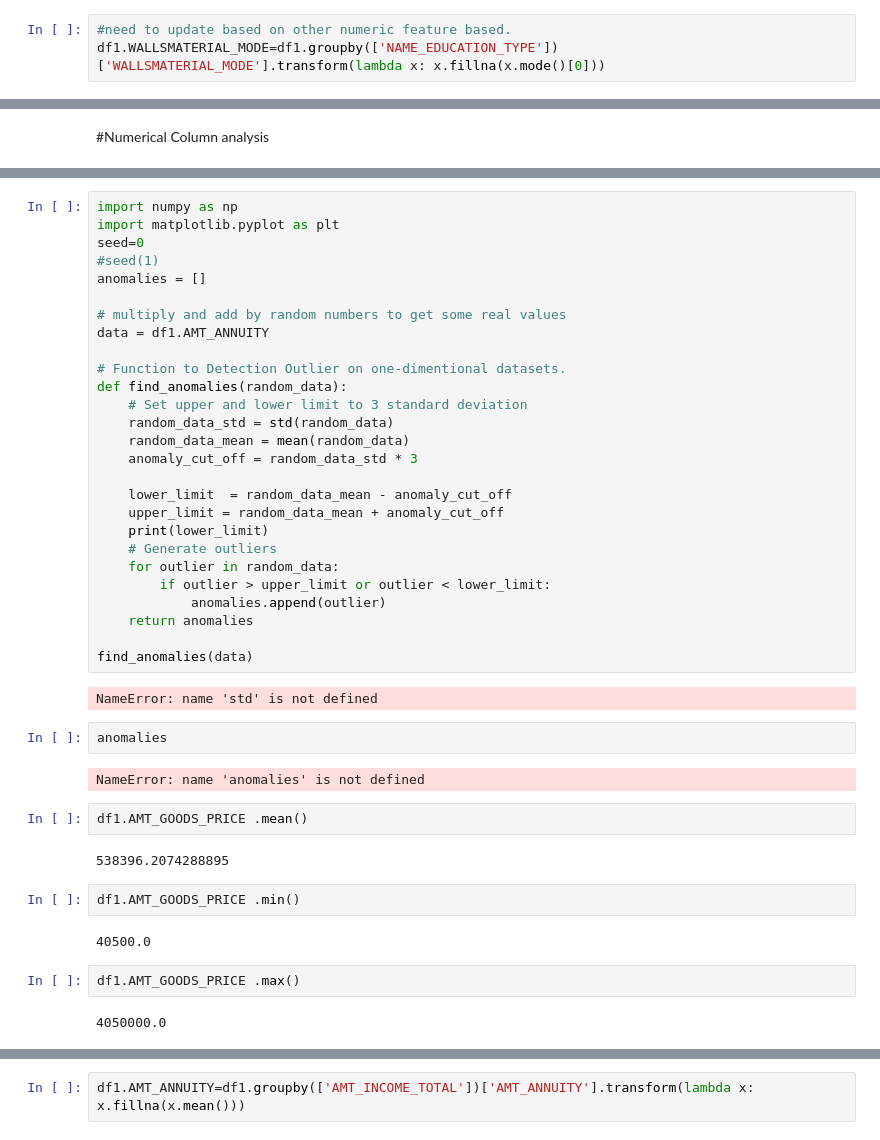
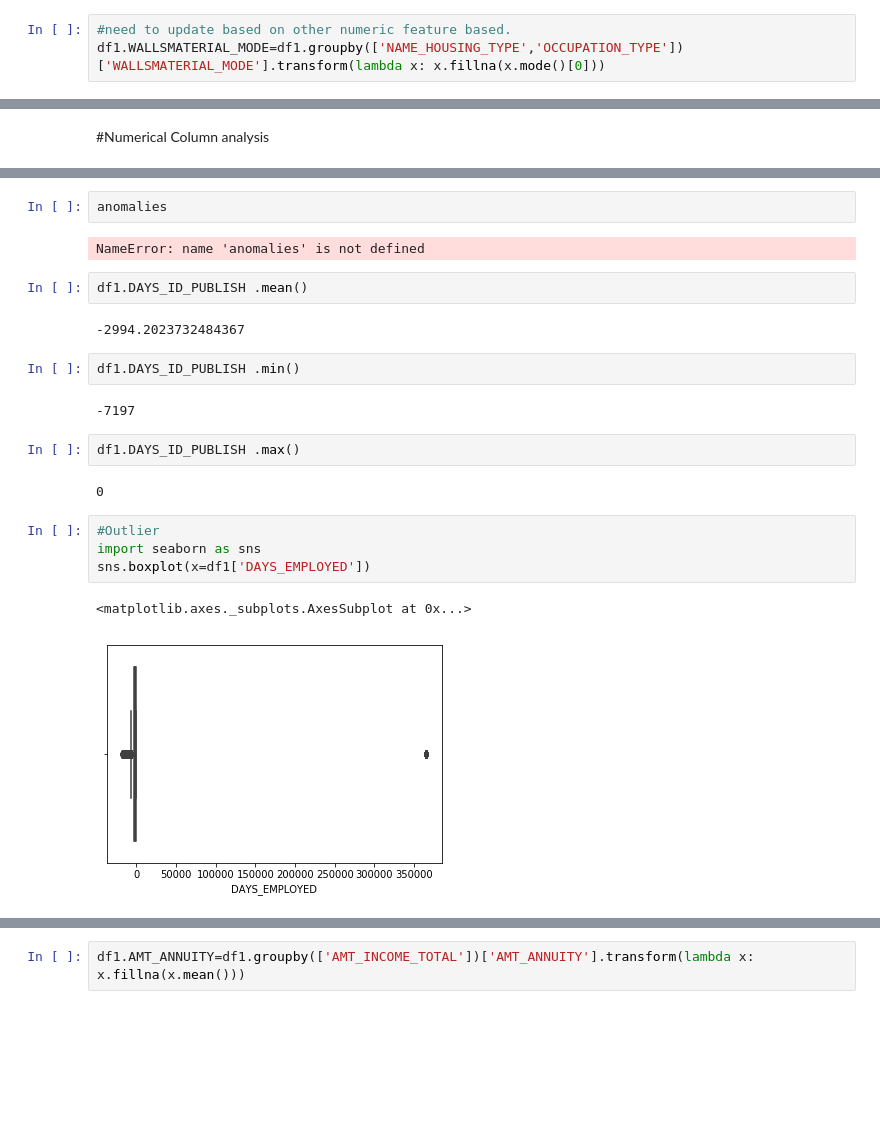
Before and after one commit to vinothhunt/Social-Financial-Lending-Hackathon, a Jupyter notebook: Financial.ipynb, the cells around one changed output, grey strips where cells are left out. Drawn from its saved outputs; the diff is of its cells as text; blank space fills up the shorter version.

```diff
--- a/Financial.ipynb
+++ b/Financial.ipynb
@@ -159,4 +158,4 @@ df1.NAME_TYPE_SUITE=df1.groupby(['NAME_FAMILY_STATUS'])['NAME_TYPE_SUITE'].trans
 df1.OCCUPATION_TYPE=df1.groupby(['NAME_EDUCATION_TYPE'])['OCCUPATION_TYPE'].transform(lambda x: x.fillna(x.mode()[0]))
 # %%
 #need to update based on other numeric feature based.
-df1.WALLSMATERIAL_MODE=df1.groupby(['NAME_EDUCATION_TYPE'])['WALLSMATERIAL_MODE'].transform(lambda x: x.fillna(x.mode()[0]))
+df1.WALLSMATERIAL_MODE=df1.groupby(['NAME_HOUSING_TYPE','OCCUPATION_TYPE'])['WALLSMATERIAL_MODE'].transform(lambda x: x.fillna(x.mode()[0]))
@@ -194,45 +199,23 @@ KeyboardInterrupt:
-# %%
-import numpy as np
-import matplotlib.pyplot as plt
-seed=0
-#seed(1)
-anomalies = []
-
-# multiply and add by random numbers to get some real values
-data = df1.AMT_ANNUITY
-
-# Function to Detection Outlier on one-dimentional datasets.
-def find_anomalies(random_data):
-    # Set upper and lower limit to 3 standard deviation
-    random_data_std = std(random_data)
-    random_data_mean = mean(random_data)
-    anomaly_cut_off = random_data_std * 3
-
-    lower_limit  = random_data_mean - anomaly_cut_off
-    upper_limit = random_data_mean + anomaly_cut_off
-    print(lower_limit)
-    # Generate outliers
-    for outlier in random_data:
-        if outlier > upper_limit or outlier < lower_limit:
-            anomalies.append(outlier)
-    return anomalies
-
-find_anomalies(data)
-# %% [output]
-NameError: name 'std' is not defined
 # %%
 anomalies
 # %% [output]
 NameError: name 'anomalies' is not defined
 # %%
-df1.AMT_GOODS_PRICE .mean()
+df1.DAYS_ID_PUBLISH .mean()
 # %% [output]
-538396.2074288895
+-2994.2023732484367
 # %%
-df1.AMT_GOODS_PRICE .min()
+df1.DAYS_ID_PUBLISH .min()
 # %% [output]
-40500.0
+-7197
 # %%
-df1.AMT_GOODS_PRICE .max()
+df1.DAYS_ID_PUBLISH .max()
 # %% [output]
-4050000.0
+0
+# %%
+#Outlier
+import seaborn as sns
+sns.boxplot(x=df1['DAYS_EMPLOYED'])
+# %% [output]
+<matplotlib.axes._subplots.AxesSubplot at 0x...>
+[figure, added]
```
Also changed, not shown: parts of 21 cells of this notebook.
